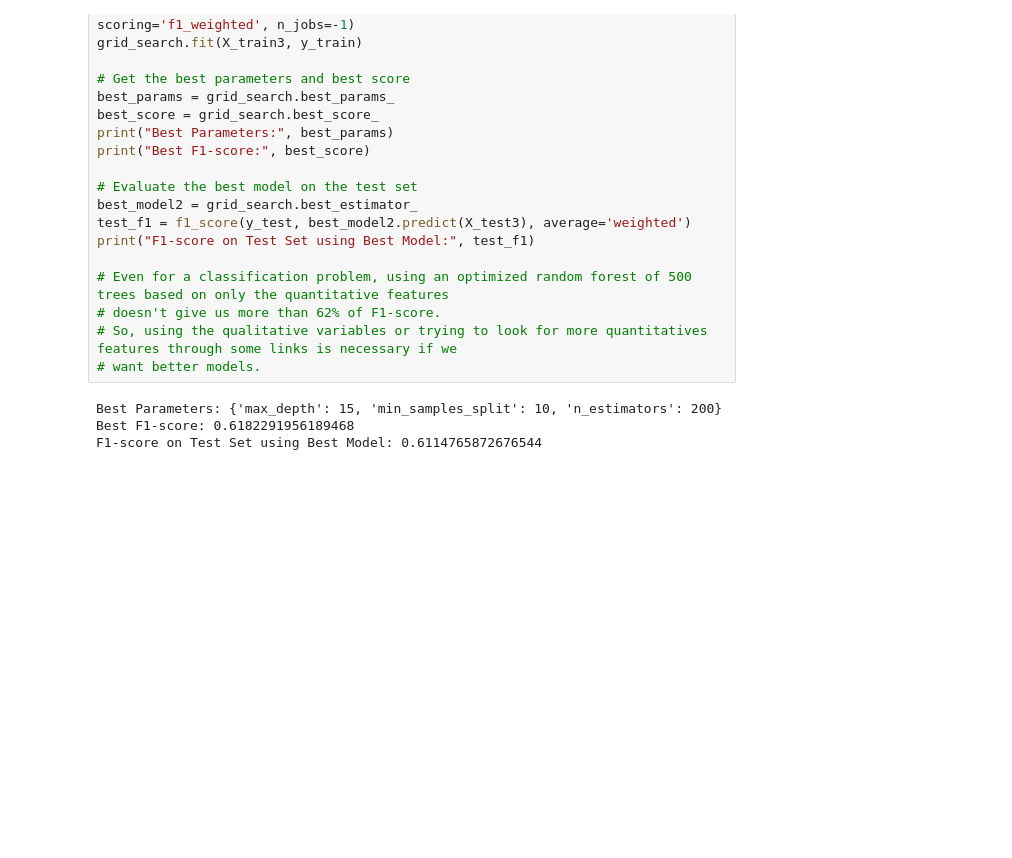
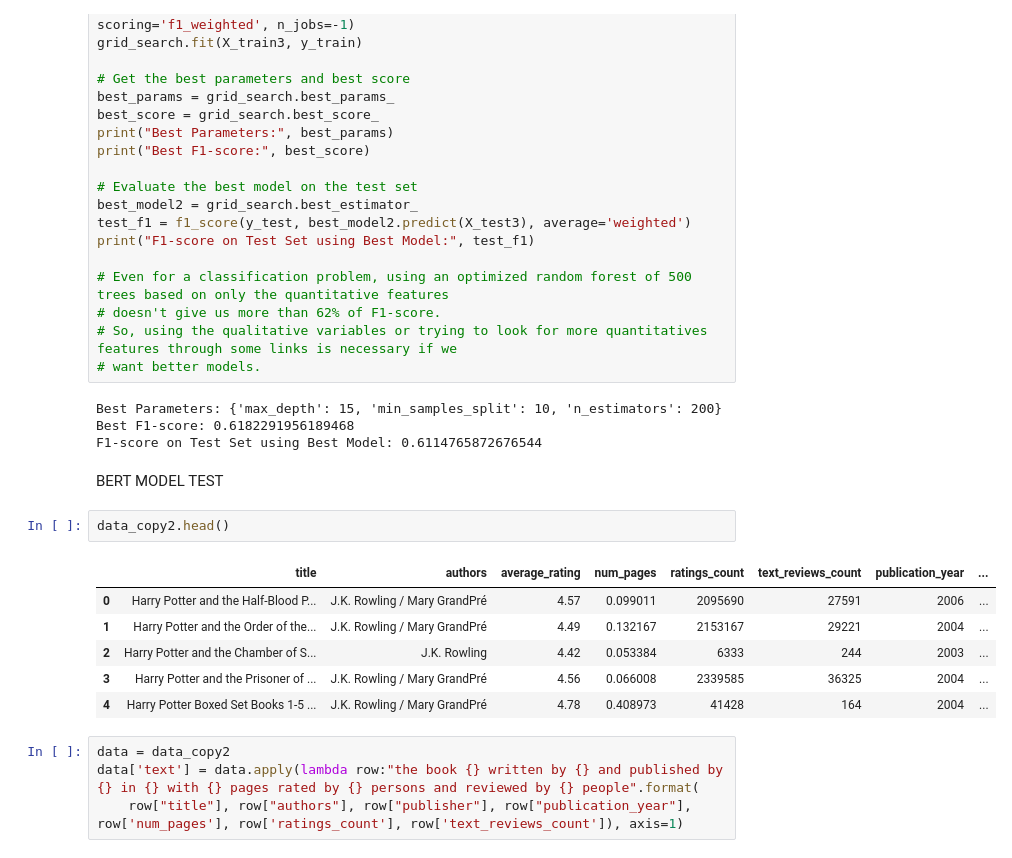
Before and after one commit to databrad/RateMe, a Jupyter notebook: book.ipynb, the cells around one changed output. Cells and saved outputs as stored; diff of their text form; blank space fills up the shorter version.

Commit message:
[us_brad] BERT model added

```diff
--- a/book.ipynb
+++ b/book.ipynb
@@ -661,3 +682,18 @@ print("F1-score on Test Set using Best Model:", test_f1)
 Best Parameters: {'max_depth': 15, 'min_samples_split': 10, 'n_estimators': 200}
 Best F1-score: 0.6182291956189468
 F1-score on Test Set using Best Model: 0.6114765872676544
+# %% [markdown]
+BERT MODEL TEST
+# %%
+data_copy2.head()
+# %% [output]
+|  | title | authors | average_rating | num_pages | ratings_count | text_reviews_count | publication_year | ... |
+| 0 | Harry Potter and the Half-Blood P... | J.K. Rowling / Mary GrandPré | 4.57 | 0.099011 | 2095690 | 27591 | 2006 | ... |
+| 1 | Harry Potter and the Order of the... | J.K. Rowling / Mary GrandPré | 4.49 | 0.132167 | 2153167 | 29221 | 2004 | ... |
+| 2 | Harry Potter and the Chamber of S... | J.K. Rowling | 4.42 | 0.053384 | 6333 | 244 | 2003 | ... |
+| 3 | Harry Potter and the Prisoner of ... | J.K. Rowling / Mary GrandPré | 4.56 | 0.066008 | 2339585 | 36325 | 2004 | ... |
+| 4 | Harry Potter Boxed Set Books 1-5 ... | J.K. Rowling / Mary GrandPré | 4.78 | 0.408973 | 41428 | 164 | 2004 | ... |
+# %%
+data = data_copy2
+data['text'] = data.apply(lambda row:"the book {} written by {} and published by {} in {} with {} pages rated by {} persons and reviewed by {} people".format(
+    row["title"], row["authors"], row["publisher"], row["publication_year"], row['num_pages'], row['ratings_count'], row['text_reviews_count']), axis=1)
```
Also changed, not shown: parts of 13 cells of this notebook, 1 other file.
